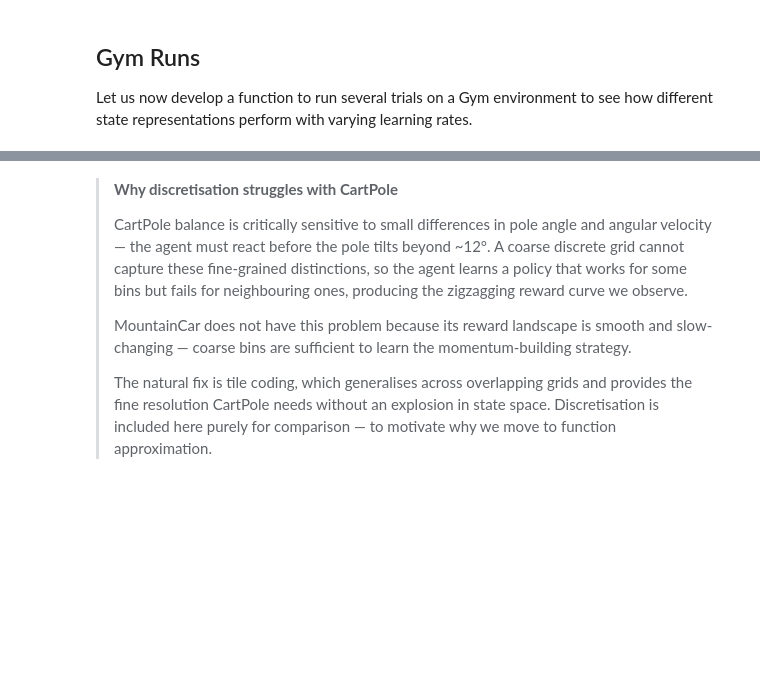
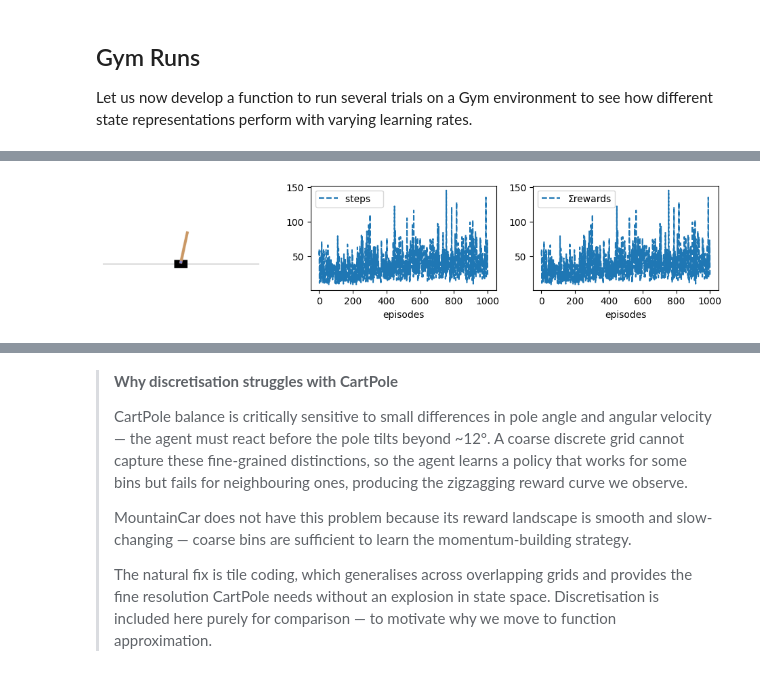
Before and after one commit to AltahhanAi/rl_rob, a Jupyter notebook: worksheet_4_2.ipynb, the cells around one changed output, grey strips where cells are left out. Saved outputs shown, nothing was run; the diff lists cells and outputs as text; code cells hidden in the pictures; blank space fills up the shorter version.

```diff
--- a/worksheet_4_2.ipynb
+++ b/worksheet_4_2.ipynb
@@ -442,3 +443,8 @@ def envDict(base, **kw):
 # envDict(CartPole, n_bins=(1, 1, 6, 12))                          # focus bins on pole only
 # envDict(CartPole, n_tiles=(6, 6, 8, 12), hash_size=2**15)        # tile coding tweaks
 # envDict(MountainCar, n_tilings=16, hash_size=2**15)              # more tilings
+# %%
+CartP = envDict(CartPole, n_bins=(2, 2, 8, 16))
+vsarsa = vSarsa(env=vGymDiscreteS(**CartP), α=.08, ε=0.3, εT=100000, εmin=0, episodes=1000, seed=1, **demoGym).interact()
+# %% [output]
+[figure, added]
```
Also changed, not shown: parts of 5 cells of this notebook, 4 other files.
